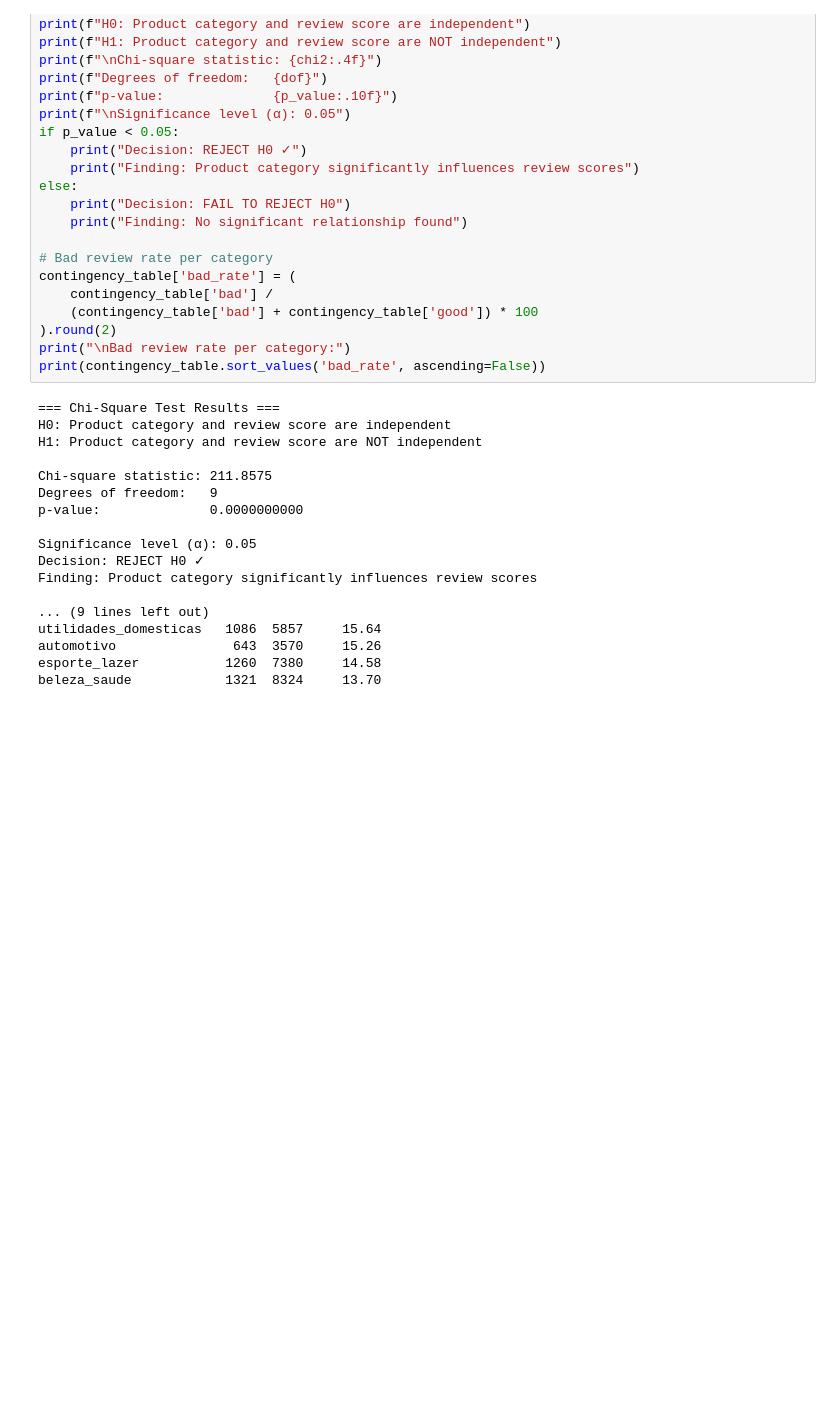
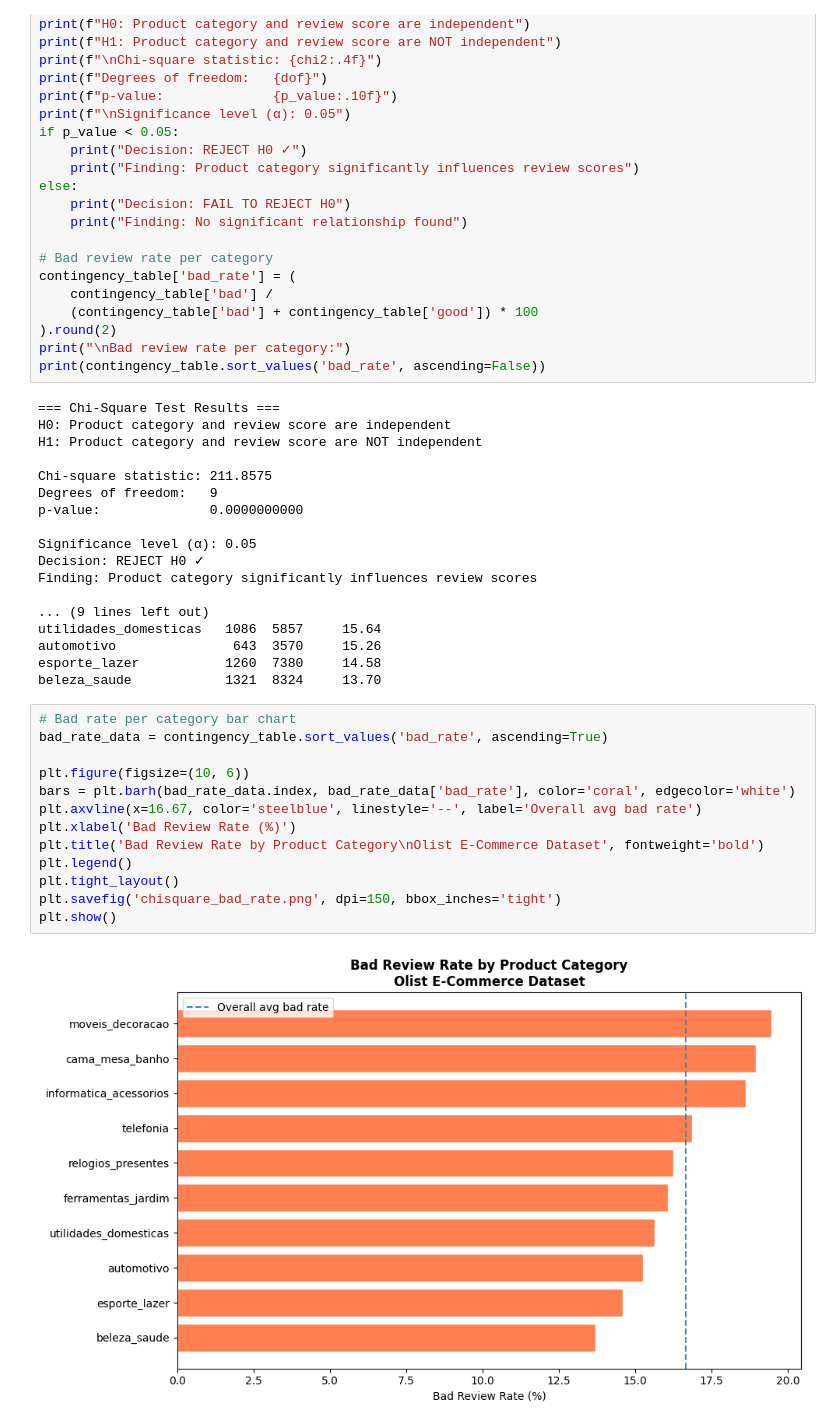
Before and after one commit to Deepesh6/olist-analytics-pipeline, a Jupyter notebook: eda_stats_week1.ipynb, the cells around one changed output. Cells and saved outputs as stored; diff of their text form; blank space fills up the shorter version.

Commit message:
W1-D4: Chi-square visualisation - bad review rate by category

```diff
--- a/eda_stats_week1.ipynb
+++ b/eda_stats_week1.ipynb
@@ -439,3 +439,18 @@ utilidades_domesticas   1086  5857     15.64
 automotivo               643  3570     15.26
 esporte_lazer           1260  7380     14.58
 beleza_saude            1321  8324     13.70
+# %%
+# Bad rate per category bar chart
+bad_rate_data = contingency_table.sort_values('bad_rate', ascending=True)
+
+plt.figure(figsize=(10, 6))
+bars = plt.barh(bad_rate_data.index, bad_rate_data['bad_rate'], color='coral', edgecolor='white')
+plt.axvline(x=16.67, color='steelblue', linestyle='--', label='Overall avg bad rate')
+plt.xlabel('Bad Review Rate (%)')
+plt.title('Bad Review Rate by Product Category\nOlist E-Commerce Dataset', fontweight='bold')
+plt.legend()
+plt.tight_layout()
+plt.savefig('chisquare_bad_rate.png', dpi=150, bbox_inches='tight')
+plt.show()
+# %% [output]
+[figure, added]
```
Also changed, not shown: 1 other file.
